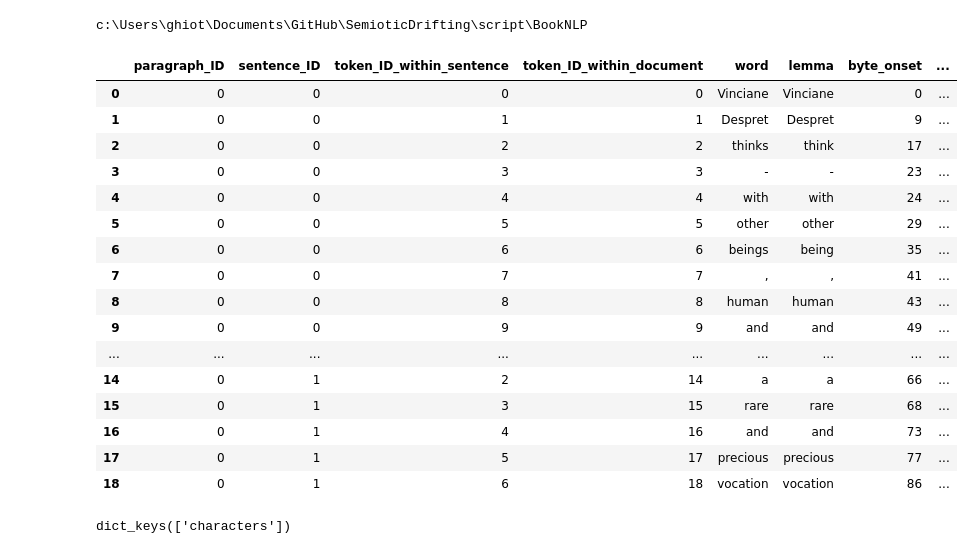
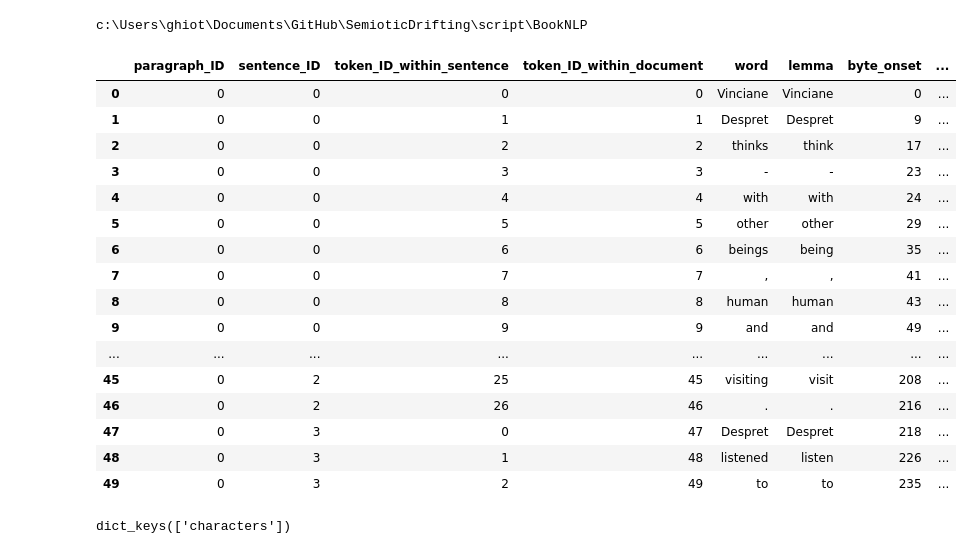
Before and after one commit to Explorers-in-the-Chthulucene/SemioticDrifting, a Jupyter notebook: script/BookNLP/BookNLP_output_analysis.ipynb, the cells around one changed output. Cells and saved outputs as stored; diff of their text form; code cells hidden in the pictures.

```diff
--- a/script/BookNLP/BookNLP_output_analysis.ipynb
+++ b/script/BookNLP/BookNLP_output_analysis.ipynb
@@ -7,39 +7,39 @@ print(cwd)
 
 entities_df = pd.read_csv("./ch_7/ch_7.entities", delimiter="\t")
 #entities_df = pd.read_csv("ChthuluceneDR/Chthulucene.entities", delimiter="\t")
 #supersense_df = pd.read_csv("../distant_reading/ChthuluceneDR/Chthulucene.supersense", delimiter="\t")
 tokens_df = pd.read_csv("./ch_7/ch_7.tokens", delimiter="\t")
 #df = df.sort_values(by = ["COREF"], ascending = True )
 #df = df.query("COREF == 354")
 
 #supersense_df = supersense_df.query("supersense_category == 'noun.event'")
 #df = entities_df.sort_values(by=["COREF"], ascending=True)
 #df[300:350]
 
 
 #tokens_df = tokens_df.query("sentence_ID == 0" and "sentence_ID == 1")
 
 #char_id in .quotes == COREF in .entities
-tokens_df[:19]
+tokens_df[:50]
 # %% [output]
 c:\Users\ghiot\Documents\GitHub\SemioticDrifting\script\BookNLP
 |  | paragraph_ID | sentence_ID | token_ID_within_sentence | token_ID_within_document | word | lemma | byte_onset | ... |
 | 0 | 0 | 0 | 0 | 0 | Vinciane | Vinciane | 0 | ... |
 | 1 | 0 | 0 | 1 | 1 | Despret | Despret | 9 | ... |
 | 2 | 0 | 0 | 2 | 2 | thinks | think | 17 | ... |
 | 3 | 0 | 0 | 3 | 3 | - | - | 23 | ... |
 | 4 | 0 | 0 | 4 | 4 | with | with | 24 | ... |
 | 5 | 0 | 0 | 5 | 5 | other | other | 29 | ... |
 | 6 | 0 | 0 | 6 | 6 | beings | being | 35 | ... |
 | 7 | 0 | 0 | 7 | 7 | , | , | 41 | ... |
 | 8 | 0 | 0 | 8 | 8 | human | human | 43 | ... |
 | 9 | 0 | 0 | 9 | 9 | and | and | 49 | ... |
 | ... | ... | ... | ... | ... | ... | ... | ... | ... |
-| 14 | 0 | 1 | 2 | 14 | a | a | 66 | ... |
-| 15 | 0 | 1 | 3 | 15 | rare | rare | 68 | ... |
-| 16 | 0 | 1 | 4 | 16 | and | and | 73 | ... |
-| 17 | 0 | 1 | 5 | 17 | precious | precious | 77 | ... |
-| 18 | 0 | 1 | 6 | 18 | vocation | vocation | 86 | ... |
+| 45 | 0 | 2 | 25 | 45 | visiting | visit | 208 | ... |
+| 46 | 0 | 2 | 26 | 46 | . | . | 216 | ... |
+| 47 | 0 | 3 | 0 | 47 | Despret | Despret | 218 | ... |
+| 48 | 0 | 3 | 1 | 48 | listened | listen | 226 | ... |
+| 49 | 0 | 3 | 2 | 49 | to | to | 235 | ... |
 # %%
 import json
 
```
Also changed, not shown: 2 other files.
